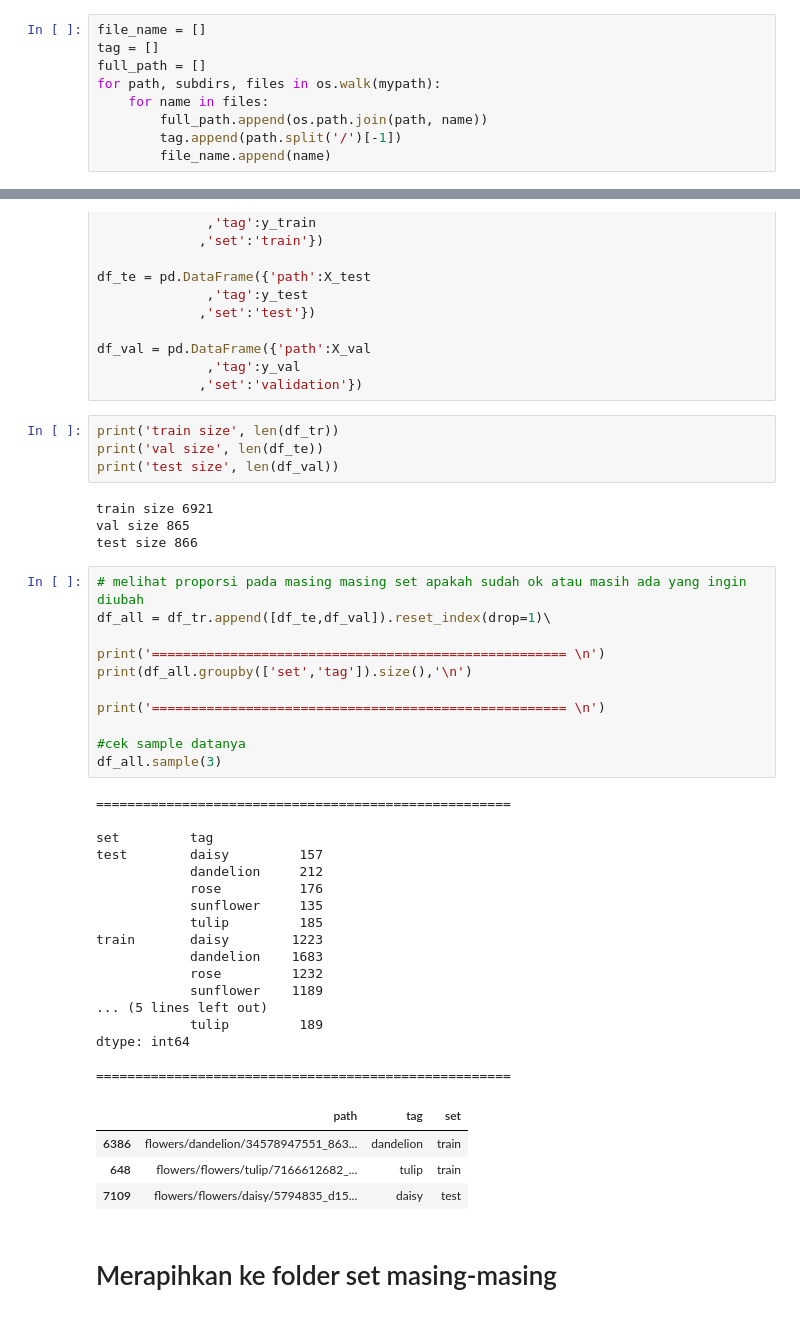
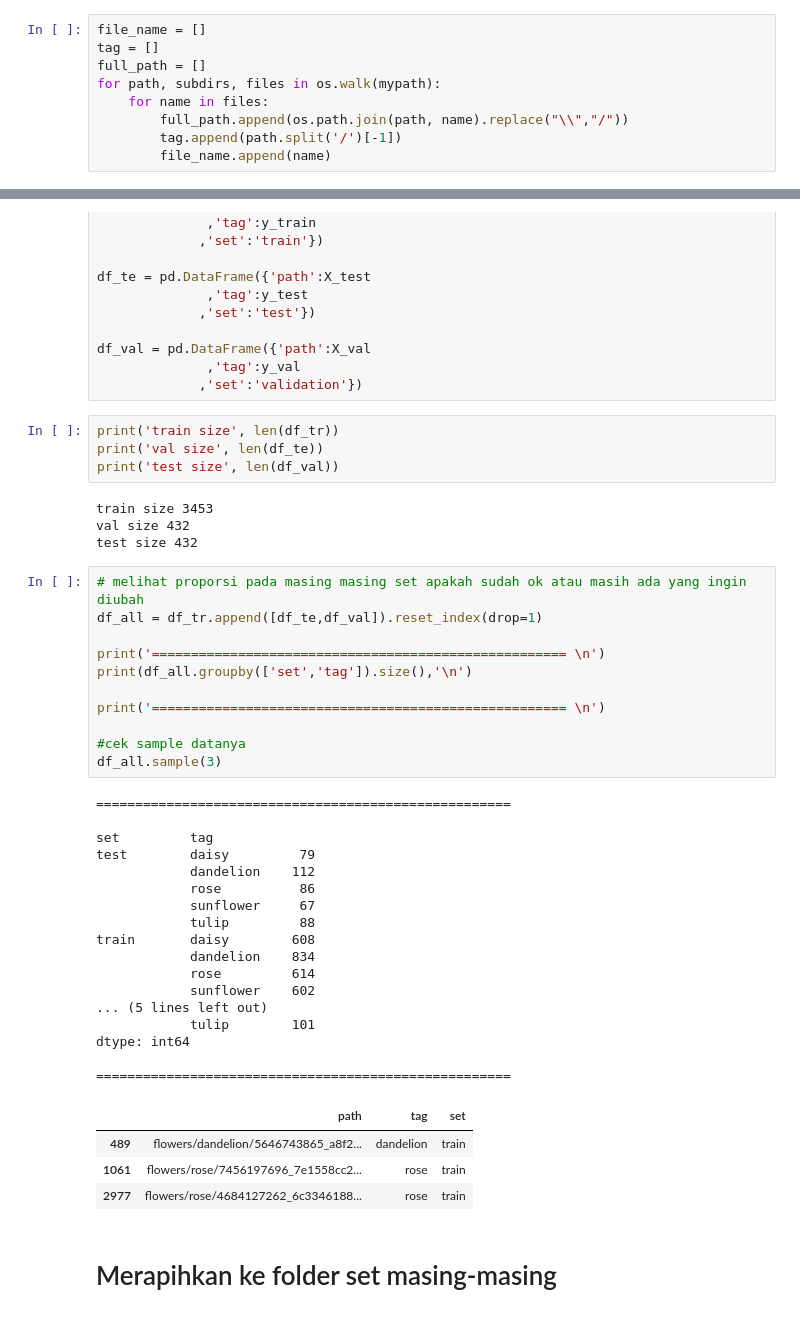
Before and after one commit to afif2100/image-clasifier-tf-keras, a Jupyter notebook: 1. File Preparation.ipynb, the cells around one changed output, grey strips where cells are left out. Cells and saved outputs as stored; diff of their text form.

```diff
--- a/1. File Preparation.ipynb
+++ b/1. File Preparation.ipynb
@@ -17,6 +20,6 @@ tag = []
 full_path = []
 for path, subdirs, files in os.walk(mypath):
     for name in files:
-        full_path.append(os.path.join(path, name))
+        full_path.append(os.path.join(path, name).replace("\\","/"))
         tag.append(path.split('/')[-1])
         file_name.append(name)
@@ -80,42 +81,42 @@ print('train size', len(df_tr))
 print('val size', len(df_te))
 print('test size', len(df_val))
 # %% [output]
-train size 6921
-val size 865
-test size 866
+train size 3453
+val size 432
+test size 432
 # %%
 # melihat proporsi pada masing masing set apakah sudah ok atau masih ada yang ingin diubah
-df_all = df_tr.append([df_te,df_val]).reset_index(drop=1)\
+df_all = df_tr.append([df_te,df_val]).reset_index(drop=1)
 
 print('===================================================== \n')
 print(df_all.groupby(['set','tag']).size(),'\n')
 
 print('===================================================== \n')
 
 #cek sample datanya
 df_all.sample(3)
 # %% [output]
 =====================================================
 
 set         tag
-test        daisy         157
-            dandelion     212
-            rose          176
-            sunflower     135
-            tulip         185
-train       daisy        1223
-            dandelion    1683
-            rose         1232
-            sunflower    1189
+test        daisy         79
+            dandelion    112
+            rose          86
+            sunflower     67
+            tulip         88
+train       daisy        608
+            dandelion    834
+            rose         614
+            sunflower    602
 ... (5 lines left out)
-            tulip         189
+            tulip        101
 dtype: int64
 
 =====================================================
 |  | path | tag | set |
-| 6386 | flowers/dandelion/34578947551_863... | dandelion | train |
-| 648 | flowers/flowers/tulip/7166612682_... | tulip | train |
-| 7109 | flowers/flowers/daisy/5794835_d15... | daisy | test |
+| 489 | flowers/dandelion/5646743865_a8f2... | dandelion | train |
+| 1061 | flowers/rose/7456197696_7e1558cc2... | rose | train |
+| 2977 | flowers/rose/4684127262_6c3346188... | rose | train |
 # %% [markdown]
 # Merapihkan ke folder set masing-masing
 # %%
```
Also changed, not shown: parts of 5 cells of this notebook, 4 other files.
